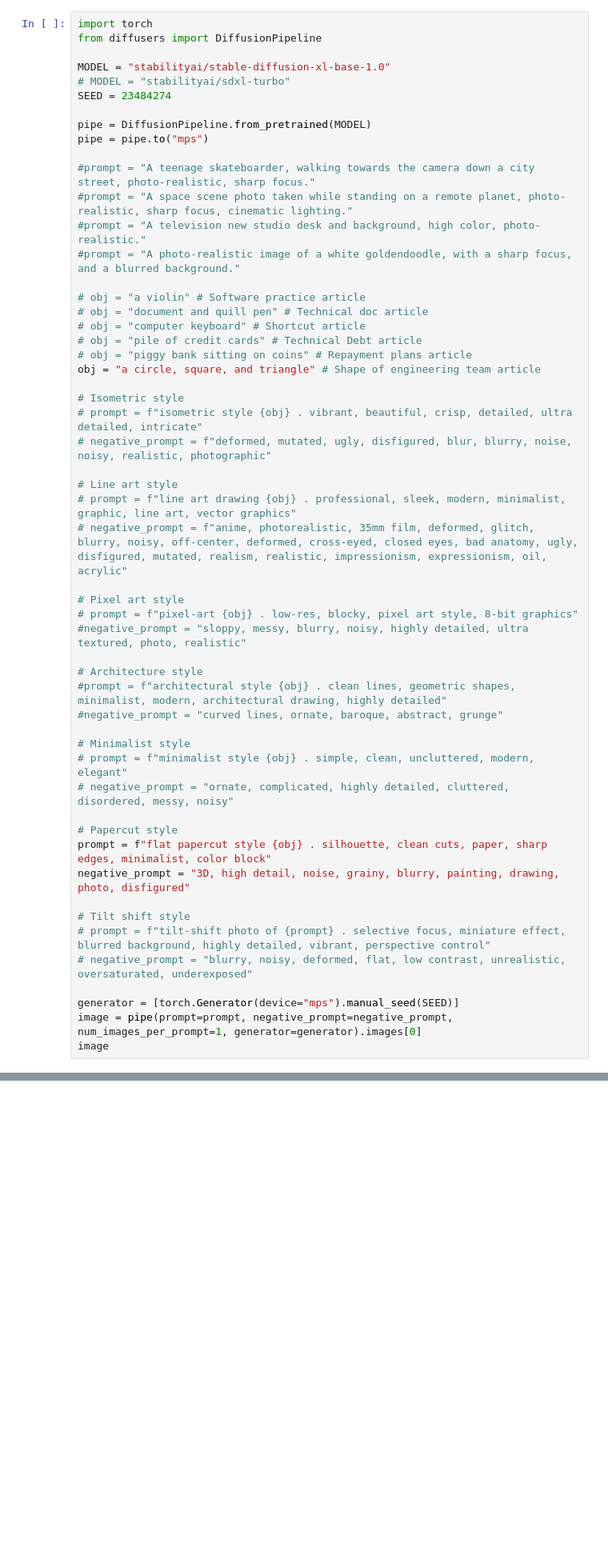
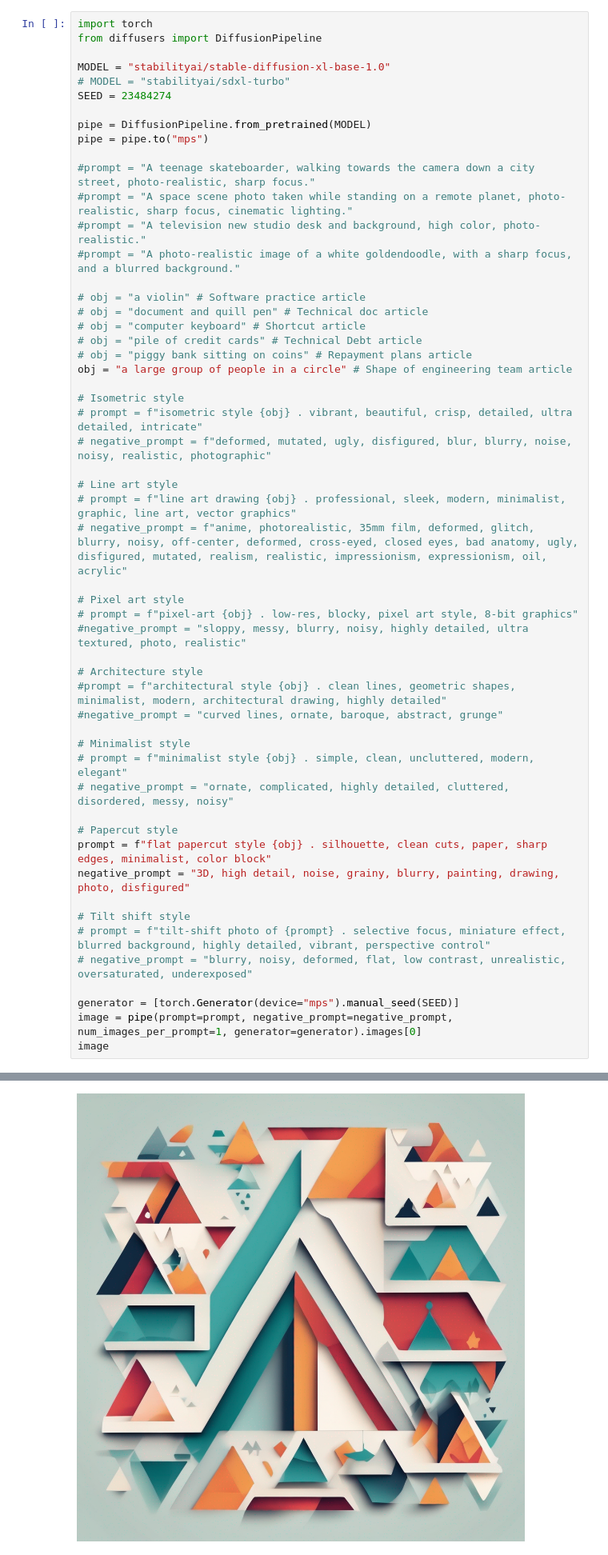
Before and after one commit to simonguest/sd-mps, a Jupyter notebook: txt2img.ipynb, the cells around one changed output, grey strips where cells are left out. Shown at 80% size. Saved outputs shown, nothing was run; the diff lists cells and outputs as text; blank space fills up the shorter version.

```diff
--- a/txt2img.ipynb
+++ b/txt2img.ipynb
@@ -19,7 +19,7 @@ pipe = pipe.to("mps")
 # obj = "computer keyboard" # Shortcut article
 # obj = "pile of credit cards" # Technical Debt article
 # obj = "piggy bank sitting on coins" # Repayment plans article
-obj = "a circle, square, and triangle" # Shape of engineering team article
+obj = "a large group of people in a circle" # Shape of engineering team article
 
 # Isometric style
 # prompt = f"isometric style {obj} . vibrant, beautiful, crisp, detailed, ultra detailed, intricate"
@@ -52,3 +52,4 @@ negative_prompt = "3D, high detail, noise, grainy, blurry, painting, drawing, ph
 generator = [torch.Generator(device="mps").manual_seed(SEED)]
 image = pipe(prompt=prompt, negative_prompt=negative_prompt, num_images_per_prompt=1, generator=generator).images[0]
 image
+# %% [output]
@@ -54,0 +58 @@ image
+[figure, added]
```
Also changed, not shown: parts of 1 cell of this notebook, 3 other files.
